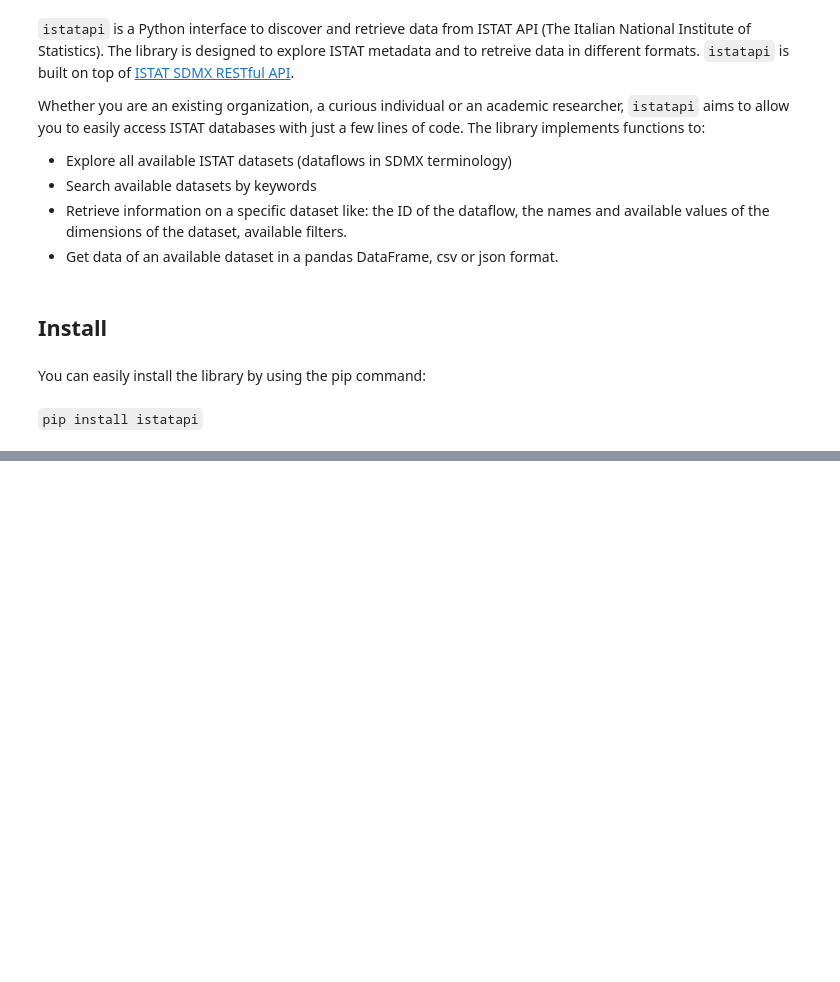
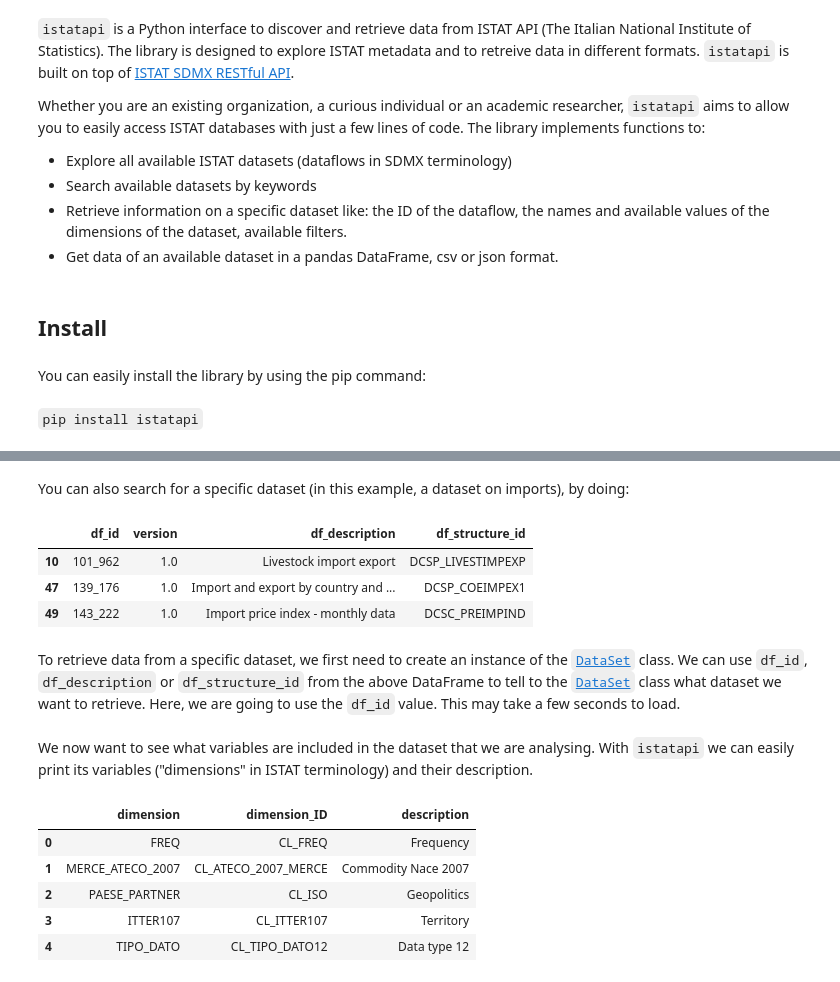
Before and after one commit to Attol8/istatapi, a Jupyter notebook: _proc/index.ipynb, the cells around one changed output, grey strips where cells are left out. Cells and saved outputs as stored; diff of their text form; code cells hidden in the pictures; blank space fills up the shorter version.

```diff
--- a/_proc/index.ipynb
+++ b/_proc/index.ipynb
@@ -30,0 +50,11 @@ With `istatapi` we can search through all the available datasets by simply using
+# %% [markdown]
+You can also search for a specific dataset (in this example, a dataset on imports), by doing:
+# %%
+discovery.search_dataset("import")
+# %% [output]
+|  | df_id | version | df_description | df_structure_id |
+| 10 | 101_962 | 1.0 | Livestock import export | DCSP_LIVESTIMPEXP |
+| 47 | 139_176 | 1.0 | Import and export by country and ... | DCSP_COEIMPEX1 |
+| 49 | 143_222 | 1.0 | Import price index - monthly data | DCSC_PREIMPIND |
+# %% [markdown]
+To retrieve data from a specific dataset, we first need to create an instance of the [`DataSet`](https://Attol8.github.io/istatapi/discovery.html#dataset) class. We can use `df_id`, `df_description` or `df_structure_id` from the above DataFrame to tell to the [`DataSet`](https://Attol8.github.io/istatapi/discovery.html#dataset) class what dataset we want to retrieve. Here, we are going to use the `df_id` value. This may take a few seconds to load.
@@ -30,0 +64,11 @@ With `istatapi` we can search through all the available datasets by simply using
+# %% [markdown]
+We now want to see what variables are included in the dataset that we are analysing. With `istatapi` we can easily print its variables ("dimensions" in ISTAT terminology) and their description.
+# %%
+ds.dimensions_info()
+# %% [output]
+|  | dimension | dimension_ID | description |
+| 0 | FREQ | CL_FREQ | Frequency |
+| 1 | MERCE_ATECO_2007 | CL_ATECO_2007_MERCE | Commodity Nace 2007 |
+| 2 | PAESE_PARTNER | CL_ISO | Geopolitics |
+| 3 | ITTER107 | CL_ITTER107 | Territory |
+| 4 | TIPO_DATO | CL_TIPO_DATO12 | Data type 12 |
```
Also changed, not shown: parts of 16 cells of this notebook, 3 other files.
